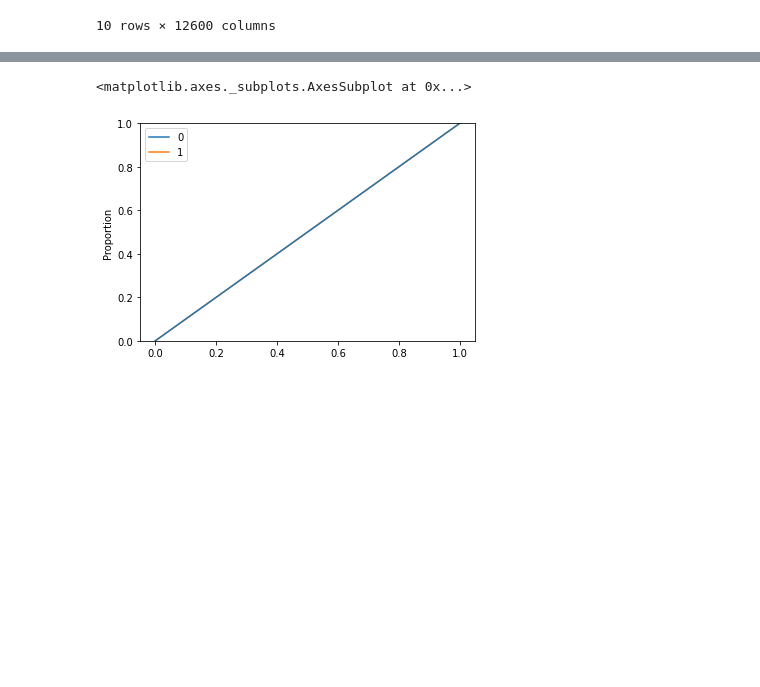
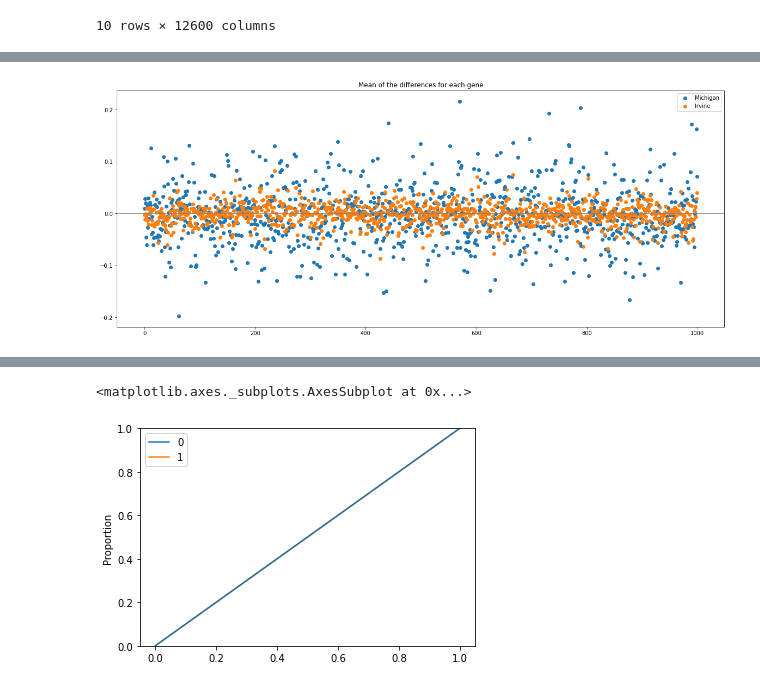
Before and after one commit to unique-subedi/604-gene-expression, a Jupyter notebook: Unique_gene_expression_master.ipynb, the cells around one changed output, grey strips where cells are left out. Cells and saved outputs as stored; diff of their text form; code cells hidden in the pictures; blank space fills up the shorter version.

```diff
--- a/Unique_gene_expression_master.ipynb
+++ b/Unique_gene_expression_master.ipynb
@@ -120,0 +184,15 @@ irvine_diff
+# %%
+m = michigan_diff.mean(axis =0)
+i = irvine_diff.mean(axis =0)
+
+means = pd.DataFrame({'M': m, 'I':i})
+
+plt.figure(figsize=(20, 8))
+plt.scatter(range(len(means.M[:1000])), means.M[:1000], label='Michigan')
+plt.scatter(range(len(means.I[:1000])), means.I[:1000], label='Irvine')
+plt.axhline(y=0, color='grey')
+plt.title('Mean of the differences for each gene')
+plt.legend()
+plt.savefig("meandiff.png")
+# %% [output]
+[figure, added]
```
Also changed, not shown: parts of 11 cells of this notebook.
